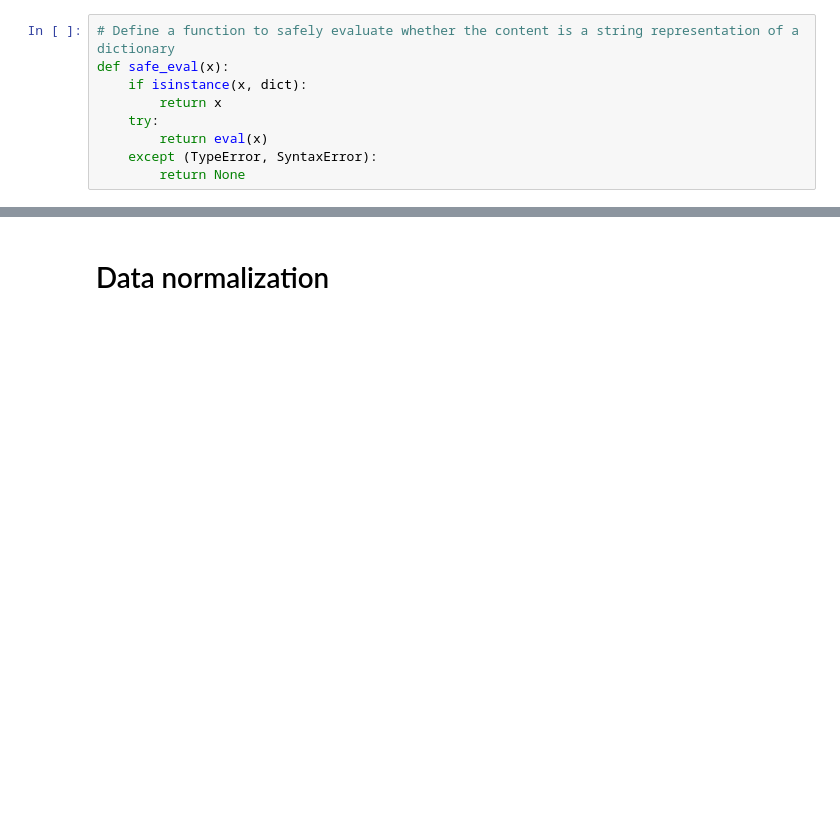
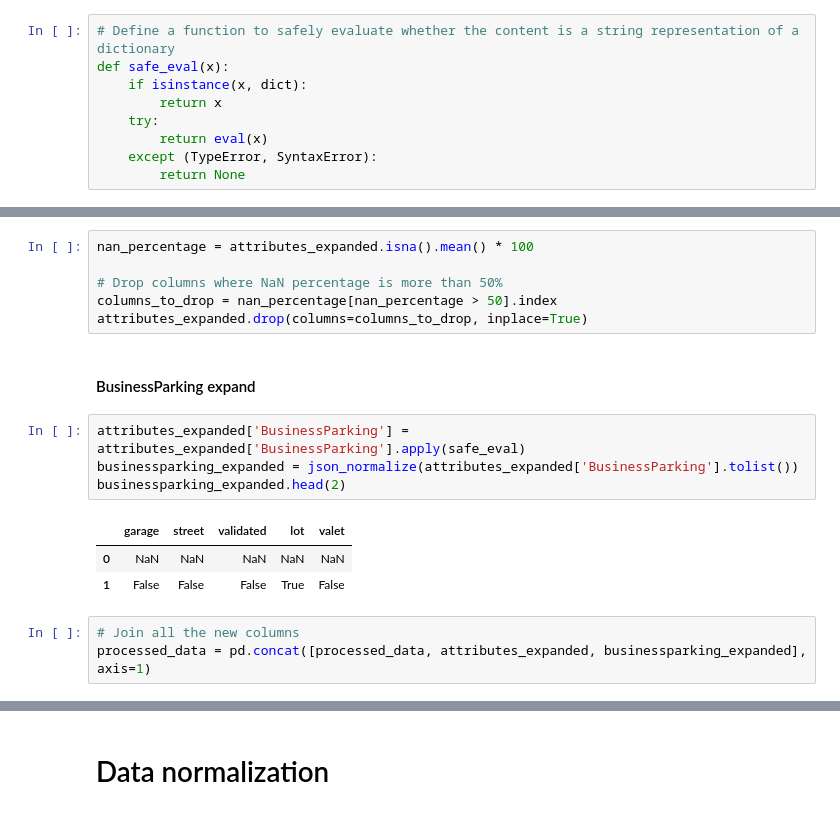
Before and after one commit to ashrithagoramane/INFO7390, a Jupyter notebook: notebooks/3_FeatureEngineering.ipynb, the cells around one changed output, grey strips where cells are left out. Saved outputs shown, nothing was run; the diff lists cells and outputs as text; blank space fills up the shorter version.

```diff
--- a/notebooks/3_FeatureEngineering.ipynb
+++ b/notebooks/3_FeatureEngineering.ipynb
@@ -162,0 +169,19 @@ attributes_expanded = json_normalize(processed_data['attributes'].dropna().tolis
+# %%
+nan_percentage = attributes_expanded.isna().mean() * 100
+
+# Drop columns where NaN percentage is more than 50%
+columns_to_drop = nan_percentage[nan_percentage > 50].index
+attributes_expanded.drop(columns=columns_to_drop, inplace=True)
+# %% [markdown]
+#### BusinessParking expand
+# %%
+attributes_expanded['BusinessParking'] = attributes_expanded['BusinessParking'].apply(safe_eval)
+businessparking_expanded = json_normalize(attributes_expanded['BusinessParking'].tolist())
+businessparking_expanded.head(2)
+# %% [output]
+|  | garage | street | validated | lot | valet |
+| 0 | NaN | NaN | NaN | NaN | NaN |
+| 1 | False | False | False | True | False |
+# %%
+# Join all the new columns
+processed_data = pd.concat([processed_data, attributes_expanded, businessparking_expanded], axis=1)
```
Also changed, not shown: parts of 6 cells of this notebook.
